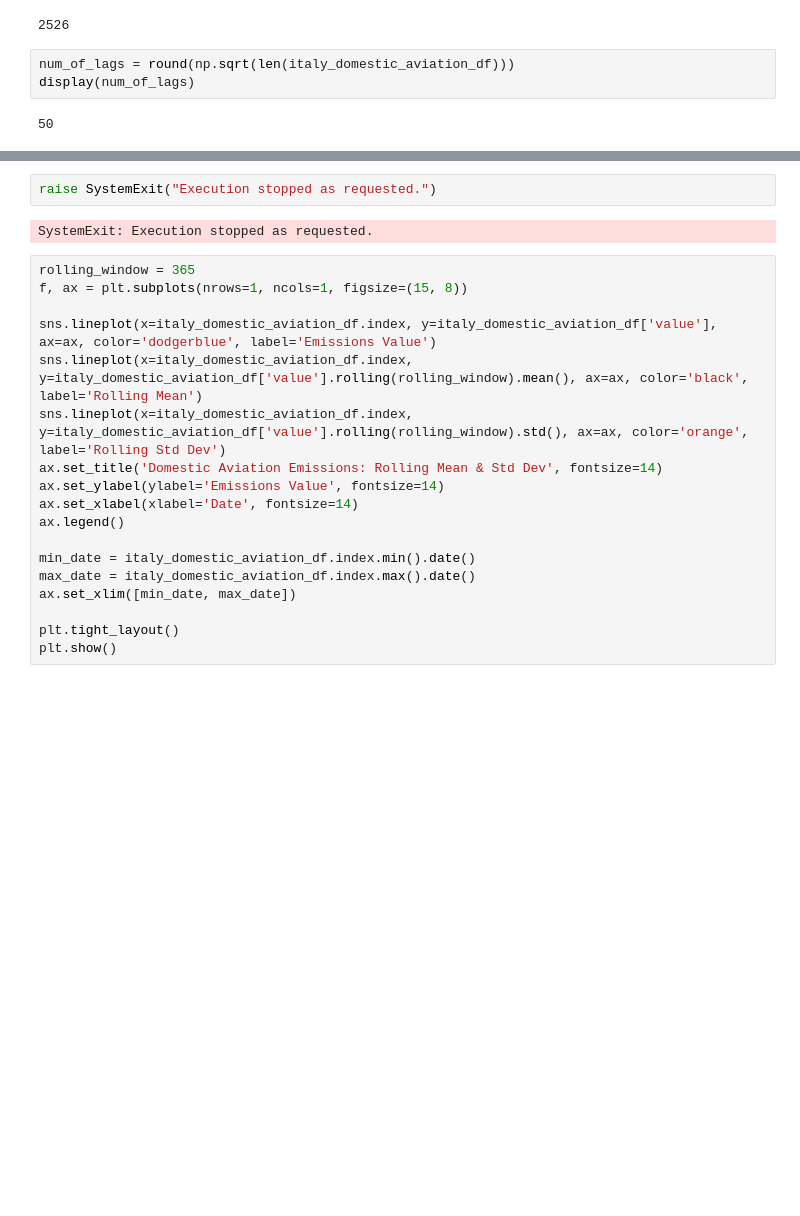
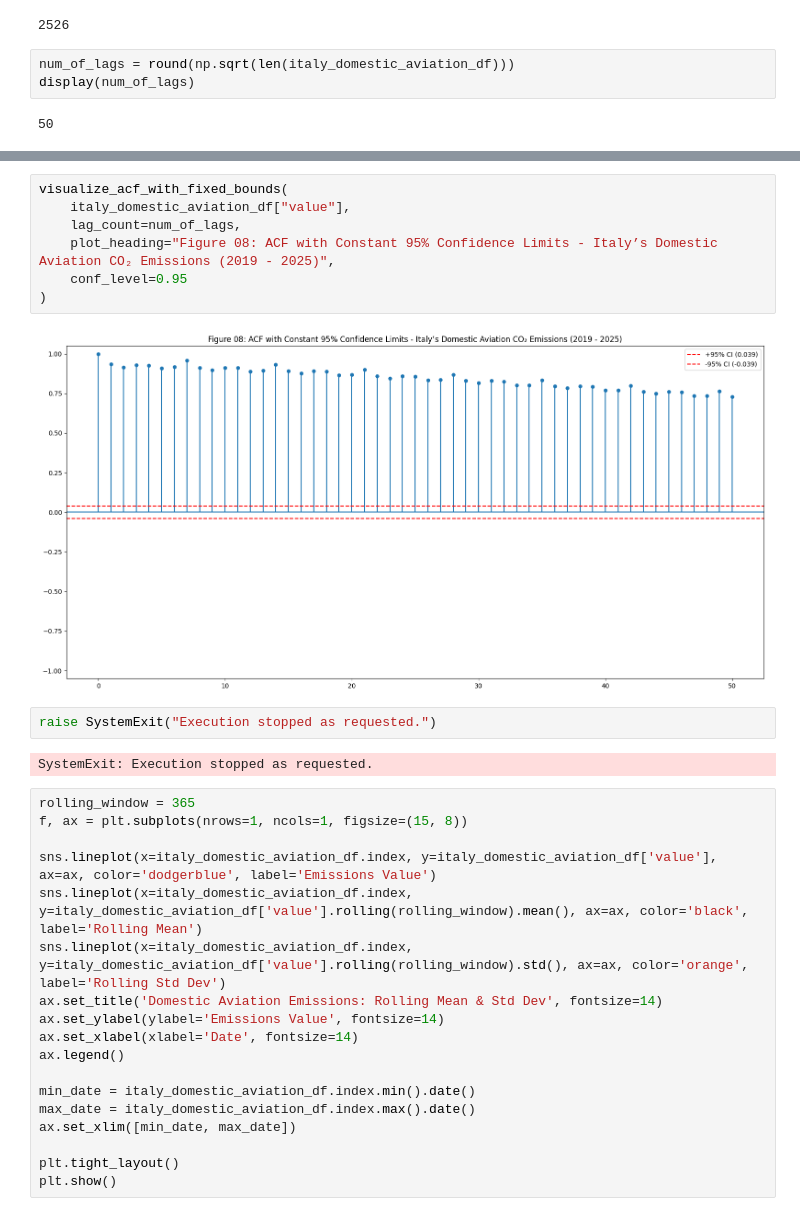
Before and after one commit to thisishasan/data_mining_and_machine_learning, a Jupyter notebook: data_mining_machine_learning.ipynb, the cells around one changed output, grey strips where cells are left out. Cells and saved outputs as stored; diff of their text form; blank space fills up the shorter version.

```diff
--- a/data_mining_machine_learning.ipynb
+++ b/data_mining_machine_learning.ipynb
@@ -607,3 +628,12 @@ plt.show()
+# %%
+visualize_acf_with_fixed_bounds(
+    italy_domestic_aviation_df["value"],
+    lag_count=num_of_lags,
+    plot_heading="Figure 08: ACF with Constant 95% Confidence Limits - Italy’s Domestic Aviation CO₂ Emissions (2019 - 2025)",
+    conf_level=0.95
+)
+# %% [output]
+[figure, added]
 # %%
 raise SystemExit("Execution stopped as requested.")
 # %% [output]
```
Also changed, not shown: parts of 3 cells of this notebook.
